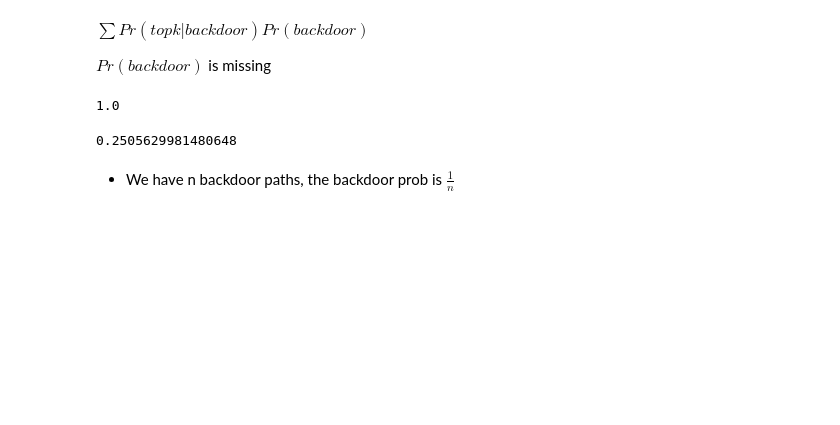
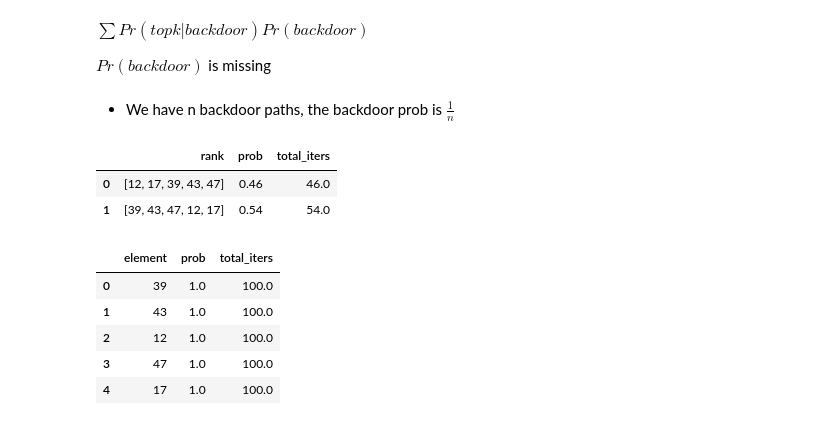
Before and after one commit to sainyam/Hyper-Code, a Jupyter notebook: ranking_query/German_exp.ipynb, the cells around one changed output. Saved outputs shown, nothing was run; the diff lists cells and outputs as text; code cells hidden in the pictures; blank space fills up the shorter version.

```diff
--- a/ranking_query/German_exp.ipynb
+++ b/ranking_query/German_exp.ipynb
@@ -422,26 +224,44 @@ prob_df['Z_prob'].sum()
 $\sum Pr(top k |backdoor) Pr(backdoor)$
 
 $Pr(backdoor)$ is missing
-# %%
-y='credit_amount'
-cgm=get_cgm(new_G)
-updated_df=get_ranking_query(new_G, df, len(df), {'housing':2}, 'credit_amount',{'age':1},'add')
-rec_back=rec_row_prob_back(updated_df,[0,4,6],-np.inf,cgm,y)
-prob_backdoor=get_sum_backdoor_prob(rec_back)
-prob_backdoor
-# %% [output]
-1.0
-# %%
-y='credit_amount'
-cgm=get_cgm(new_G)
-updated_df=get_ranking_query(new_G, df, len(df), {'housing':2}, 'credit_amount',{'age':1},'add')
-rec_back2=rec_row_prob_back(updated_df,[0,4,6],1,cgm,y)
-prob_backdoor2=get_sum_backdoor_prob(rec_back2)
-prob_backdoor2
-# %% [output]
-0.2505629981480648
 # %% [markdown]
 - We have n backdoor paths, the backdoor prob is $\frac{1}{n}$
+# %%
+def Greedy_Algo(G, df, k, target_column, vars_test,thresh_hold=0,condition=None,max_iter=100, opt="add",force=0.01):
+    rank_result=[]
+    if opt=='add'or 'subs':
+        if opt=='add':
+            pos=1
+        else:
+            pos=-1
+        for var in vars_test:
+            x_up=0
+            x_sd = np.abs(df[var].std() * force)*pos
+            for i in range(max_iter):
+                x_up+=x_sd
+                new_rank=get_ranking_query(G, df, k, {var:x_up}, target_column,condition,opt).index
+                rank_result.append(new_rank)
+
+    elif opt=='multiply_by'or 'divided_by':
+        if opt=='divided_by':
+            def op_chang(x_sd):
+                return 1/x_sd
+        else:
+            def op_chang(x_sd):
+                return x_sd
+        for var in vars_test:
+            x_up=0
+            x_sd = op_chang(1+np.abs(df[var].std() * force))
+            for i in range(max_iter):
+                x_up*=x_sd
+                new_rank=get_ranking_query(G, df, k, {var:x_up}, target_column,condition,opt).index
+                rank_result.append(new_rank)
+    else:
+        print('invalid operator, operator must be add,subs,multiply_by and divided_by')
+    res=get_lst_prob(rank_result)
+    filter_res=res[res['prob'] >= thresh_hold]
+    filter_res['total_iters']=len(rank_result)*filter_res['prob']
+    return filter_res
 # %%
 def Comp_Greedy_Algo_backdoor(row_indexes,G, df, k, target_column, vars_test,thresh_hold=0,condition=None,max_iter=100, opt="add",force=0.01):
     prob_result=[]
@@ -483,3 +300,21 @@ def Comp_Greedy_Algo_backdoor(row_indexes,G, df, k, target_column, vars_test,thr
     else:
         print('invalid operator, operator must be add,subs,multiply_by and divided_by')
     return prob_result
+# %%
+var=['credit_amount']
+df_gr=Greedy_Algo(new_G, df, 5, 'credit',var,0, {'age':1},100, opt="add",force=0.5)
+df_gr
+# %% [output]
+|  | rank | prob | total_iters |
+| 0 | [12, 17, 39, 43, 47] | 0.46 | 46.0 |
+| 1 | [39, 43, 47, 12, 17] | 0.54 | 54.0 |
+# %%
+most_probable_elements=get_most_probable_elements(df_gr)
+most_probable_elements
+# %% [output]
+|  | element | prob | total_iters |
+| 0 | 39 | 1.0 | 100.0 |
+| 1 | 43 | 1.0 | 100.0 |
+| 2 | 12 | 1.0 | 100.0 |
+| 3 | 47 | 1.0 | 100.0 |
+| 4 | 17 | 1.0 | 100.0 |
```
Also changed, not shown: parts of 34 cells of this notebook.
